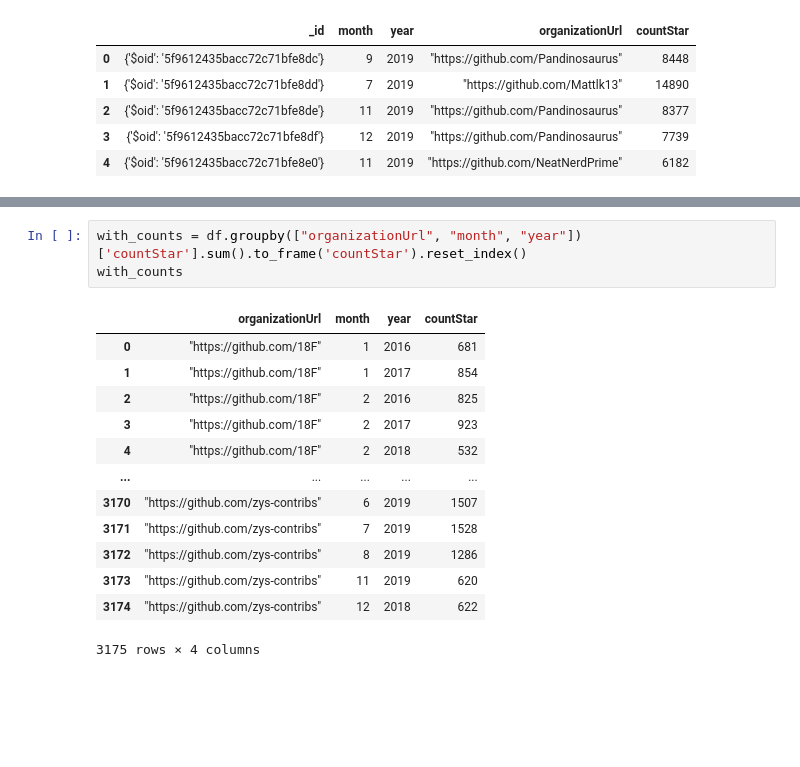
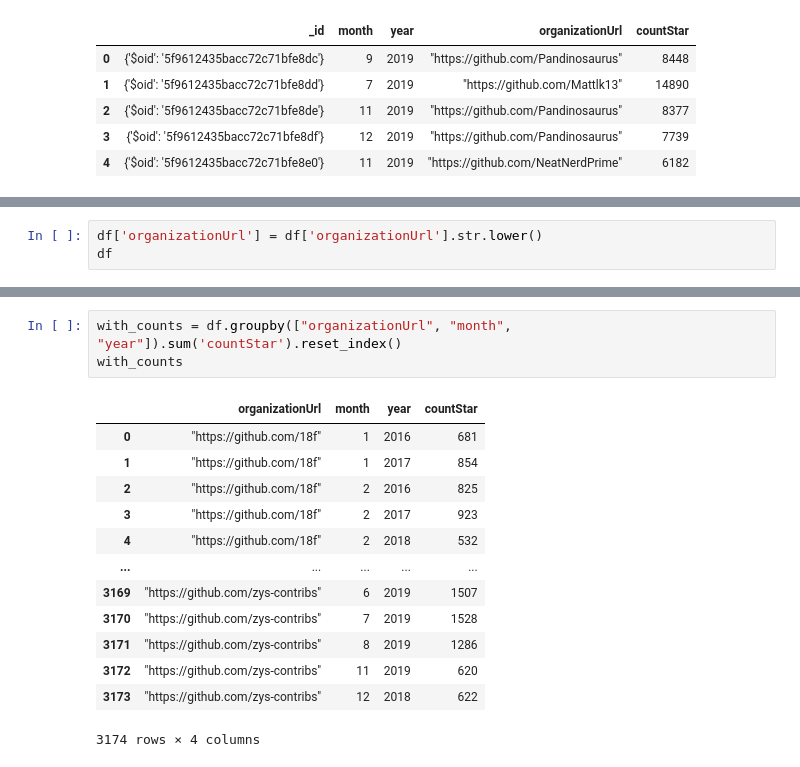
Before and after one commit to mnmallea/tp_procesamiento_seniales, a Jupyter notebook: notebooks/prueba.ipynb, the cells around one changed output, grey strips where cells are left out. Saved outputs shown, nothing was run; the diff lists cells and outputs as text; blank space fills up the shorter version.

```diff
--- a/notebooks/prueba.ipynb
+++ b/notebooks/prueba.ipynb
@@ -27,0 +26,3 @@ data = pd.pivot_table(df, values='countStar', index=['year', 'month'], columns=[
+# %%
+df['organizationUrl'] = df['organizationUrl'].str.lower()
+df
@@ -28,20 +43,20 @@ data = pd.pivot_table(df, values='countStar', index=['year', 'month'], columns=[
 # %%
-with_counts = df.groupby(["organizationUrl", "month", "year"])['countStar'].sum().to_frame('countStar').reset_index()
+with_counts = df.groupby(["organizationUrl", "month", "year"]).sum('countStar').reset_index()
 with_counts
 # %% [output]
 |  | organizationUrl | month | year | countStar |
-| 0 | "https://github.com/18F" | 1 | 2016 | 681 |
-| 1 | "https://github.com/18F" | 1 | 2017 | 854 |
-| 2 | "https://github.com/18F" | 2 | 2016 | 825 |
-| 3 | "https://github.com/18F" | 2 | 2017 | 923 |
-| 4 | "https://github.com/18F" | 2 | 2018 | 532 |
+| 0 | "https://github.com/18f" | 1 | 2016 | 681 |
+| 1 | "https://github.com/18f" | 1 | 2017 | 854 |
+| 2 | "https://github.com/18f" | 2 | 2016 | 825 |
+| 3 | "https://github.com/18f" | 2 | 2017 | 923 |
+| 4 | "https://github.com/18f" | 2 | 2018 | 532 |
 | ... | ... | ... | ... | ... |
-| 3170 | "https://github.com/zys-contribs" | 6 | 2019 | 1507 |
-| 3171 | "https://github.com/zys-contribs" | 7 | 2019 | 1528 |
-| 3172 | "https://github.com/zys-contribs" | 8 | 2019 | 1286 |
-| 3173 | "https://github.com/zys-contribs" | 11 | 2019 | 620 |
-| 3174 | "https://github.com/zys-contribs" | 12 | 2018 | 622 |
+| 3169 | "https://github.com/zys-contribs" | 6 | 2019 | 1507 |
+| 3170 | "https://github.com/zys-contribs" | 7 | 2019 | 1528 |
+| 3171 | "https://github.com/zys-contribs" | 8 | 2019 | 1286 |
+| 3172 | "https://github.com/zys-contribs" | 11 | 2019 | 620 |
+| 3173 | "https://github.com/zys-contribs" | 12 | 2018 | 622 |
-3175 rows × 4 columns
+3174 rows × 4 columns
 # %%
 grouped = with_counts.groupby(["month", "year"]).apply(lambda x: x.sort_values(['countStar'], ascending = False)).reset_index(drop=True)
 grouped
```
Also changed, not shown: parts of 5 cells of this notebook.
